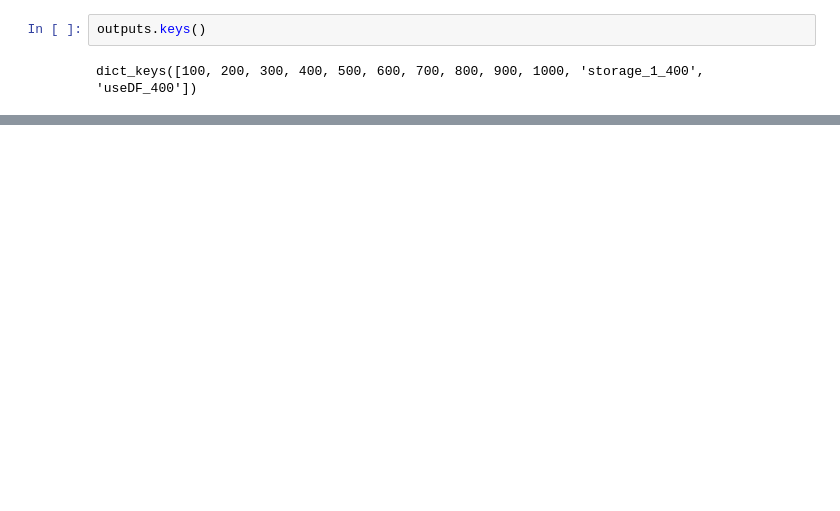
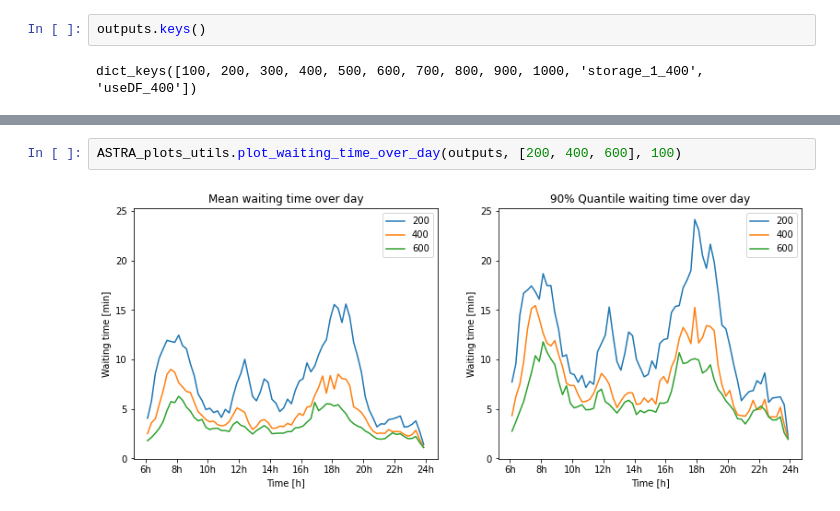
Before and after one commit to Sx-ETH/eqasim-java, a Jupyter notebook: switzerland/Analysis_notebooks/ASTRA_zurich_30km_paper.ipynb, the cells around one changed output, grey strips where cells are left out. Saved outputs shown, nothing was run; the diff lists cells and outputs as text; blank space fills up the shorter version.

```diff
--- a/switzerland/Analysis_notebooks/ASTRA_zurich_30km_paper.ipynb
+++ b/switzerland/Analysis_notebooks/ASTRA_zurich_30km_paper.ipynb
@@ -293,0 +37,4 @@ plot_distance_distribution(outputs, distance_bin_m=250)
+# %%
+ASTRA_plots_utils.plot_waiting_time_over_day(outputs, [200, 400, 600], 100)
+# %% [output]
+[figure, added]
```
Also changed, not shown: parts of 26 cells of this notebook, 2 other files.
